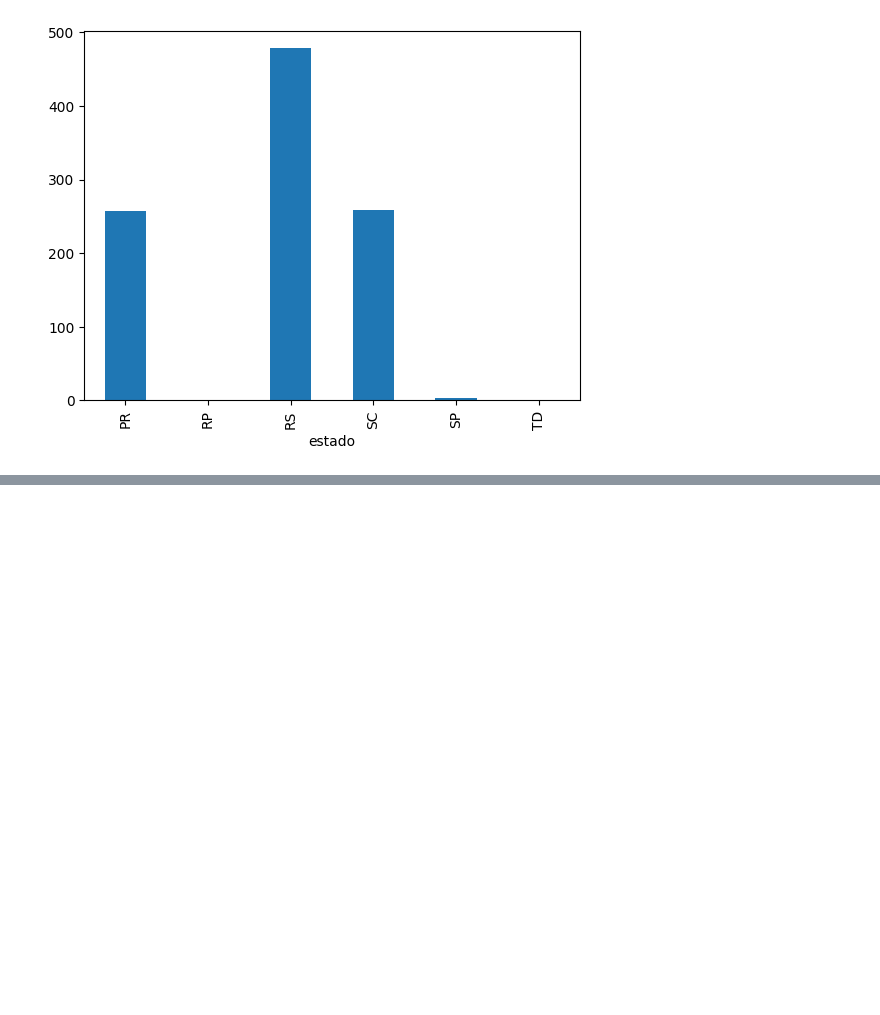
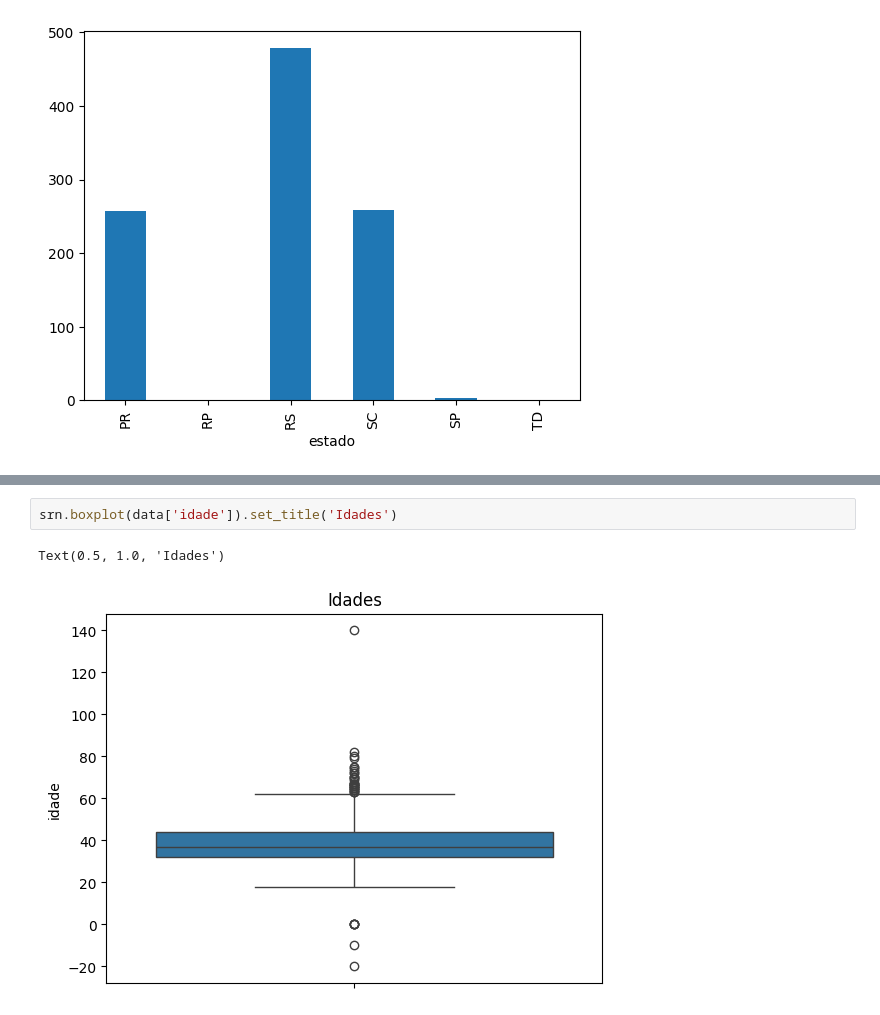
Before and after one commit to glaucoSapucaia/DataScienceStudies, a Jupyter notebook: python_data_science/tratamento_dados/primeiros_testes.ipynb, the cells around one changed output, grey strips where cells are left out. Drawn from its saved outputs; the diff is of its cells as text; blank space fills up the shorter version.

```diff
--- a/python_data_science/tratamento_dados/primeiros_testes.ipynb
+++ b/python_data_science/tratamento_dados/primeiros_testes.ipynb
@@ -58,0 +145,5 @@ estados.plot.bar()
+# %%
+srn.boxplot(data['idade']).set_title('Idades')
+# %% [output]
+Text(0.5, 1.0, 'Idades')
+[figure, added]
```
Also changed, not shown: parts of 22 cells of this notebook, 2 other files.
